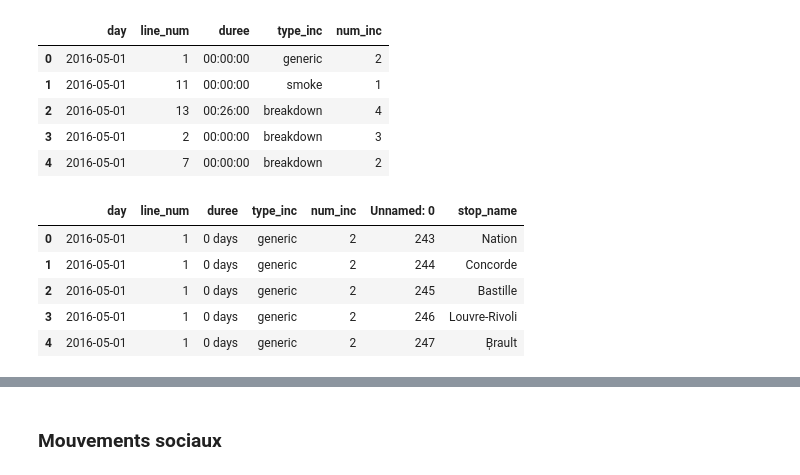
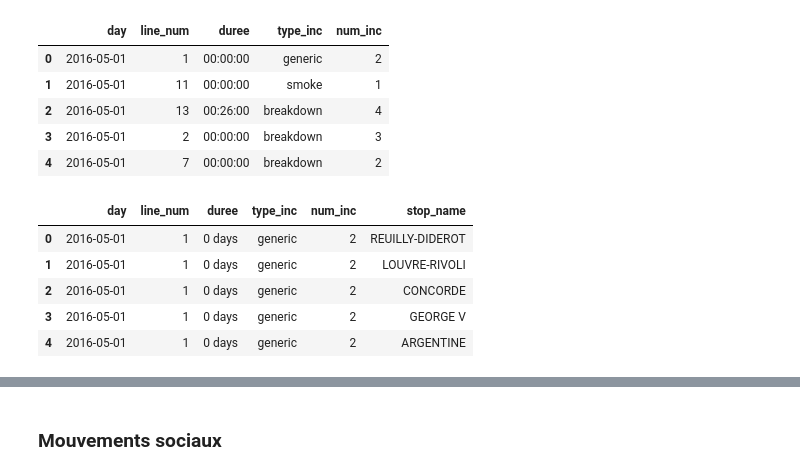
Before and after one commit to p-desaintchamas/datacamp-challenge-creation, a Jupyter notebook: merge_aggregate_data.ipynb, the cells around one changed output, grey strips where cells are left out. Drawn from its saved outputs; the diff is of its cells as text; code cells hidden in the pictures.

```diff
--- a/merge_aggregate_data.ipynb
+++ b/merge_aggregate_data.ipynb
@@ -259,16 +259,16 @@ inc_group.head()
 | 3 | 2016-05-01 | 2 | 00:00:00 | breakdown | 3 |
 | 4 | 2016-05-01 | 7 | 00:00:00 | breakdown | 2 |
 # %%
-inc_station = inc_group.merge(corres, how='left',left_on='line_num',right_on='line').drop(['line','rer'],axis=1)
+inc_station = inc_group.merge(corr, how='left',left_on='line_num',right_on='line').drop(['line','Name','nb_metro','nb_rer'],axis=1)
 
 inc_station.head()
 # %% [output]
-|  | day | line_num | duree | type_inc | num_inc | Unnamed: 0 | stop_name |
-| 0 | 2016-05-01 | 1 | 0 days | generic | 2 | 243 | Nation |
-| 1 | 2016-05-01 | 1 | 0 days | generic | 2 | 244 | Concorde |
-| 2 | 2016-05-01 | 1 | 0 days | generic | 2 | 245 | Bastille |
-| 3 | 2016-05-01 | 1 | 0 days | generic | 2 | 246 | Louvre-Rivoli |
-| 4 | 2016-05-01 | 1 | 0 days | generic | 2 | 247 | B̩rault |
+|  | day | line_num | duree | type_inc | num_inc | stop_name |
+| 0 | 2016-05-01 | 1 | 0 days | generic | 2 | REUILLY-DIDEROT |
+| 1 | 2016-05-01 | 1 | 0 days | generic | 2 | LOUVRE-RIVOLI |
+| 2 | 2016-05-01 | 1 | 0 days | generic | 2 | CONCORDE |
+| 3 | 2016-05-01 | 1 | 0 days | generic | 2 | GEORGE V |
+| 4 | 2016-05-01 | 1 | 0 days | generic | 2 | ARGENTINE |
 # %%
 dt_agg_pos_corr.head()
 # %% [output]
```
Also changed, not shown: parts of 7 cells of this notebook.
